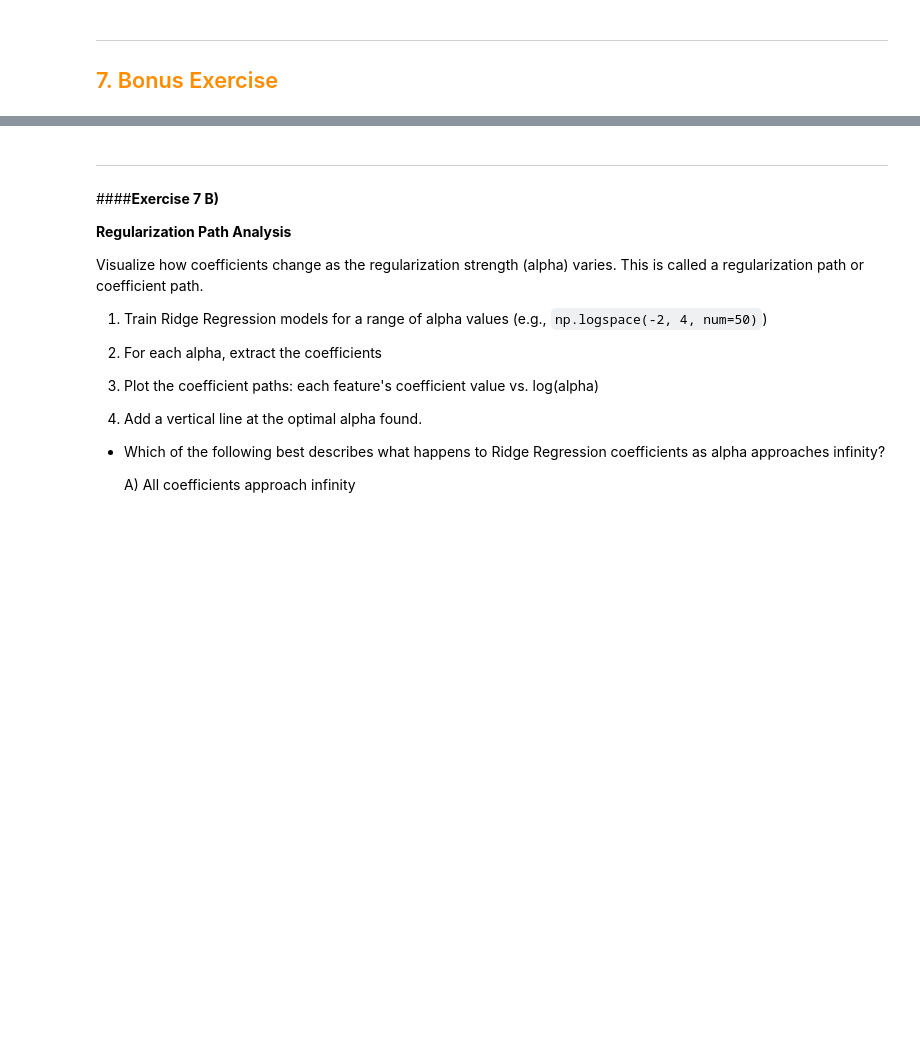
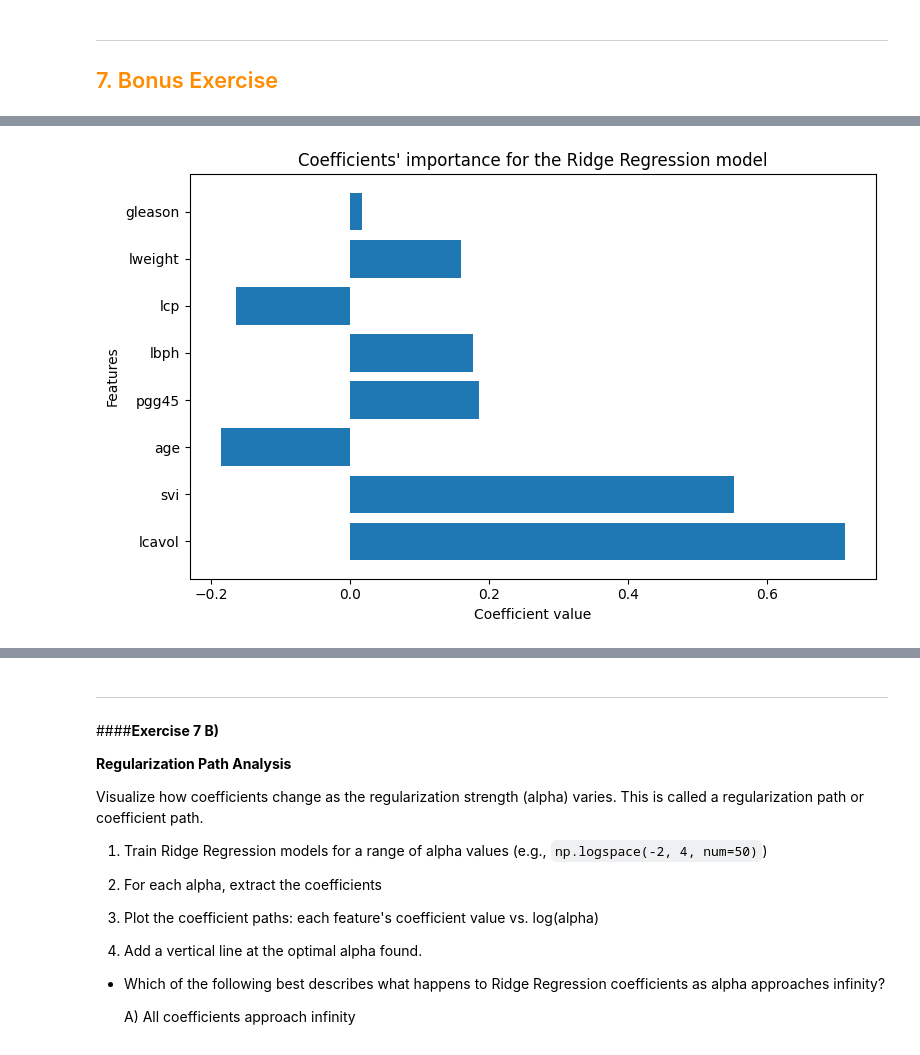
Before and after one commit to Sergei-N-Fedorov/Data_Analysis, a Jupyter notebook: Sergei_Fedorov_DAKD_2025_exercise_2.ipynb, the cells around one changed output, grey strips where cells are left out. Drawn from its saved outputs; the diff is of its cells as text; code cells hidden in the pictures; blank space fills up the shorter version.

```diff
--- a/Sergei_Fedorov_DAKD_2025_exercise_2.ipynb
+++ b/Sergei_Fedorov_DAKD_2025_exercise_2.ipynb
@@ -1061,8 +1080,21 @@ D) The model is not well-fitted if `lcavol` has a positive coefficient.
 # %%
 ### Code - Visualize Coefficients
 
 # Create a DataFrame for easier plotting
+coef_df = pd.DataFrame({'features': feature_names, 'coefficients': coeffs})
 
 # Sort by absolute coefficient value for better visualization
+coef_df = coef_df.sort_values(by='coefficients', key=abs, ascending=False)
+
+# Plot coefficients
+plt.figure(figsize=(8, 5))
 
 # Create horizontal bar plot
+plt.barh(coef_df['features'], coef_df['coefficients'])
+plt.xlabel('Coefficient value')
+plt.ylabel('Features')
+plt.title("Coefficients' importance for the Ridge Regression model")
+plt.tight_layout()
+plt.show()
+# %% [output]
+[figure, added]
```
Also changed, not shown: parts of 21 cells of this notebook.
